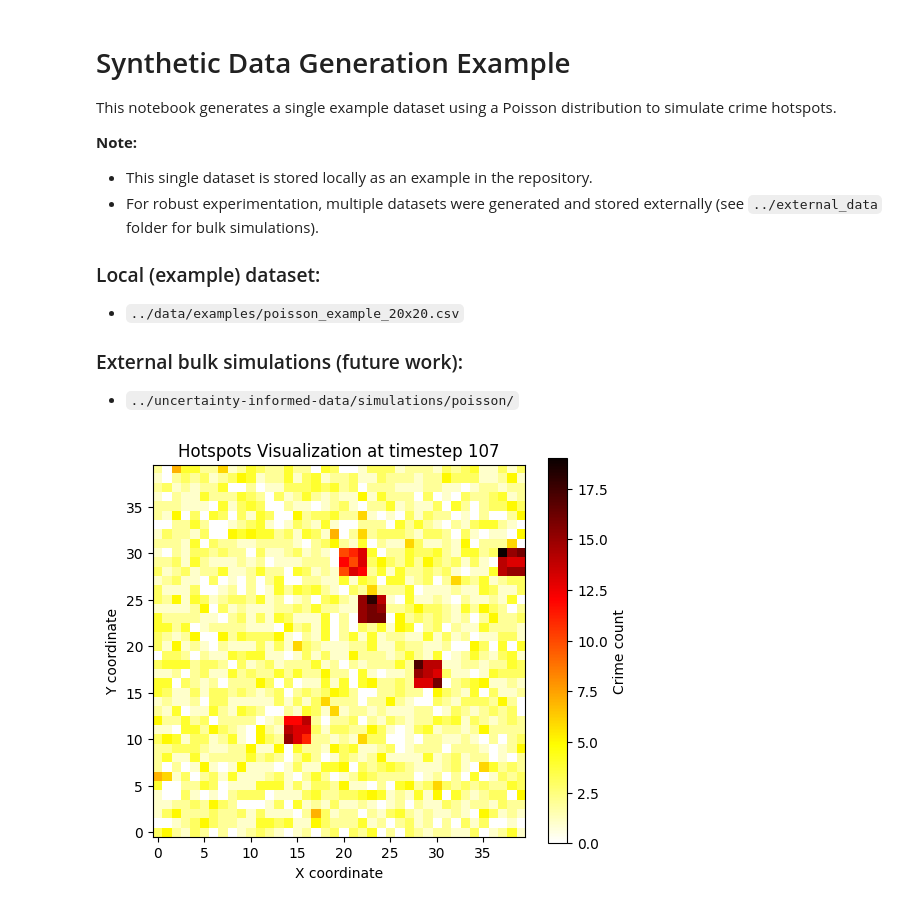
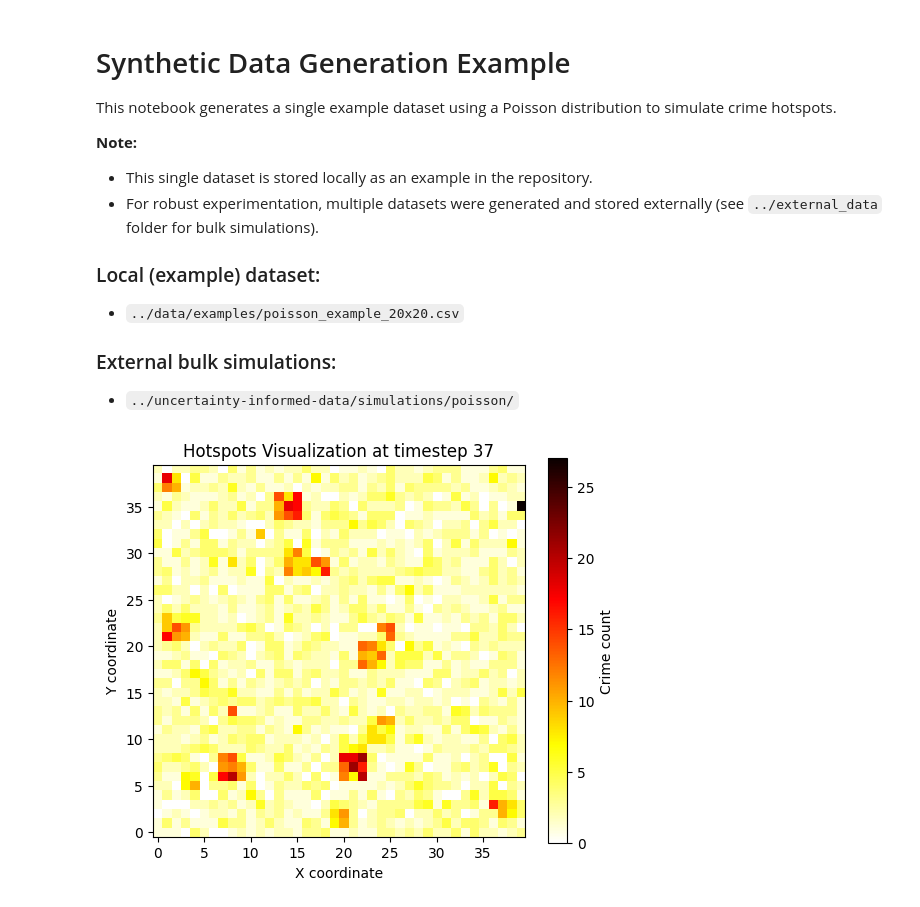
Before and after one commit to cristian-pulido/uncertainty-informed-decision-making, a Jupyter notebook: articulos/uncertainty-hotspots/notebooks/01-synthetic-data-test.ipynb, the cells around one changed output. Cells and saved outputs as stored; diff of their text form; code cells hidden in the pictures.

```diff
--- a/articulos/uncertainty-hotspots/notebooks/01-synthetic-data-test.ipynb
+++ b/articulos/uncertainty-hotspots/notebooks/01-synthetic-data-test.ipynb
@@ -10,7 +10,7 @@ This notebook generates a single example dataset using a Poisson distribution to
 ### Local (example) dataset:
 - `../data/examples/poisson_example_20x20.csv`
 
-### External bulk simulations (future work):
+### External bulk simulations:
 - `../uncertainty-informed-data/simulations/poisson/`
 # %%
 import sys, os
@@ -28,24 +28,28 @@ from src.data_generation.hotspots import PoissonHotspots
 
 
 ## parms
-rows = config["data_generation"]["rows"]
-cols = config["data_generation"]["cols"]
-time_steps = config["data_generation"]["time_steps"]
-hotspots_num = config["data_generation"]["hotspots_num"]
-lam = config["data_generation"]["lam"]
-
-random_state = 42
+params=config["data_generation"]
 # %%
 # initial example data
-hotspots_generator = PoissonHotspots(rows, cols, time_steps, lam, hotspots_num, random_state=random_state)
+hotspots_generator = PoissonHotspots(
+                        rows=params["rows"],
+                        cols=params["cols"],
+                        time_steps=params["time_steps"],
+                        base_lam=params["lam"],
+                        n_hotspots=params["hotspots_num"],
+                        hotspot_strength_range=tuple(params["hotspot_strength_range"]),
+                        hotspot_size_range=tuple(params["hotspot_size_range"]),
+                        noise_level=params["noise_level"],
+                        random_state=42
+                    )
 data_example = hotspots_generator.generate()
 
 df_example = hotspots_generator.to_dataframe()
 output_path = "../data/examples/poisson_example_40x40.csv"
 os.makedirs(os.path.dirname(output_path), exist_ok=True)
 df_example.to_csv(output_path, index=False)
 
-hotspots_generator.visualize(timestep=np.random.randint(time_steps))
+hotspots_generator.visualize(timestep=np.random.randint(params["time_steps"]))
 # %% [output]
-[figure, old version]
+[figure, new version]
 # %%
```
Also changed, not shown: parts of 1 cell of this notebook, 17 other files.
